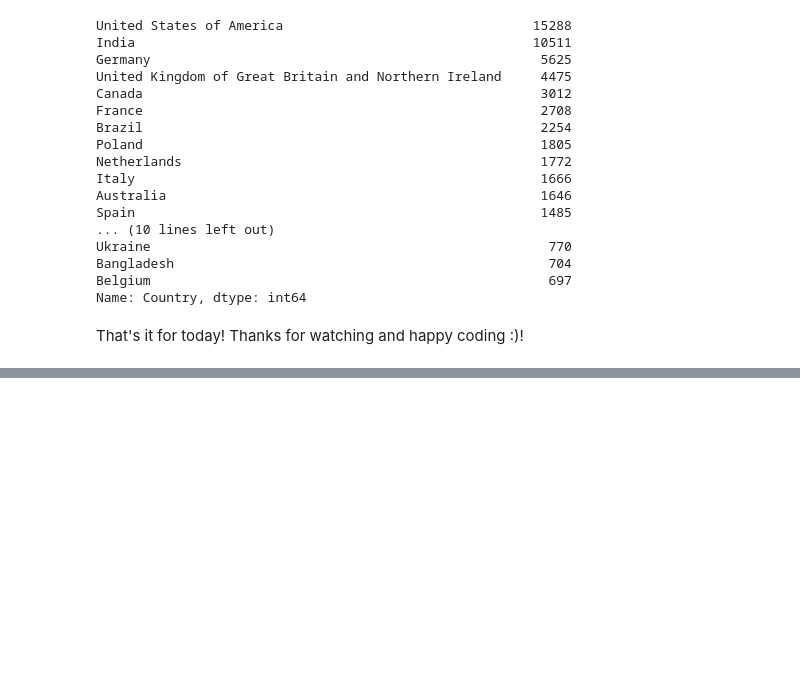
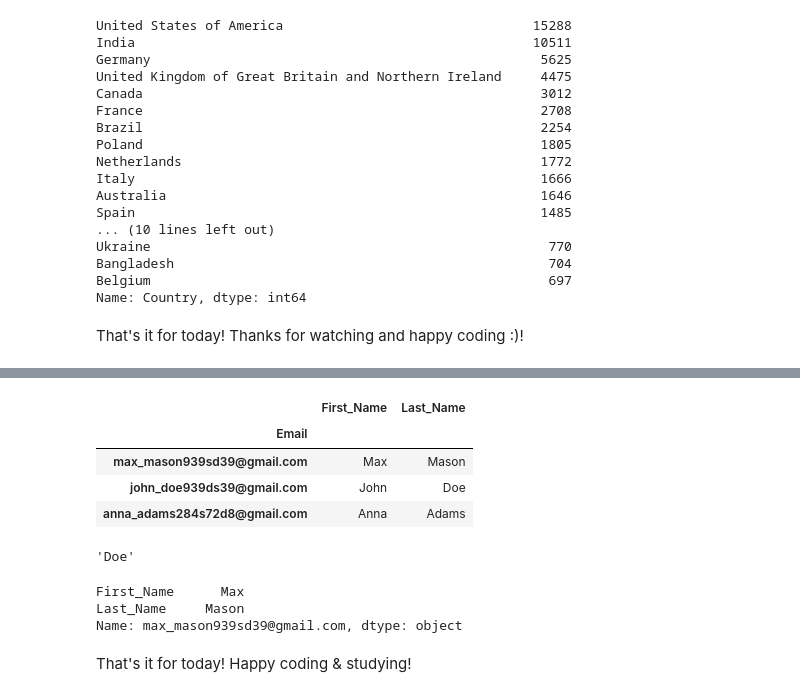
Before and after one commit to mitchxxmitch-code/Data-Cleaning-Tutorials, a Jupyter notebook: Data_Cleaning_Tutorial_with_Pandas.ipynb, the cells around one changed output, grey strips where cells are left out. Saved outputs shown, nothing was run; the diff lists cells and outputs as text; code cells hidden in the pictures; blank space fills up the shorter version.

```diff
--- a/Data_Cleaning_Tutorial_with_Pandas.ipynb
+++ b/Data_Cleaning_Tutorial_with_Pandas.ipynb
@@ -327,0 +379,21 @@ Name: OpSys, dtype: object
+# %%
+peoples_df = peoples_df.set_index('Email')
+peoples_df
+# %% [output]
+|  | First_Name | Last_Name |
+| Email |  |  |
+| max_mason939sd39@gmail.com | Max | Mason |
+| john_doe939ds39@gmail.com | John | Doe |
+| anna_adams284s72d8@gmail.com | Anna | Adams |
+# %%
+peoples_df.loc['john_doe939ds39@gmail.com', 'Last_Name']
+# %% [output]
+'Doe'
+# %%
+peoples_df.iloc[0]
+# %% [output]
+First_Name      Max
+Last_Name     Mason
+Name: max_mason939sd39@gmail.com, dtype: object
+# %% [markdown]
+That's it for today! Happy coding & studying!
```
Also changed, not shown: parts of 13 cells of this notebook.
